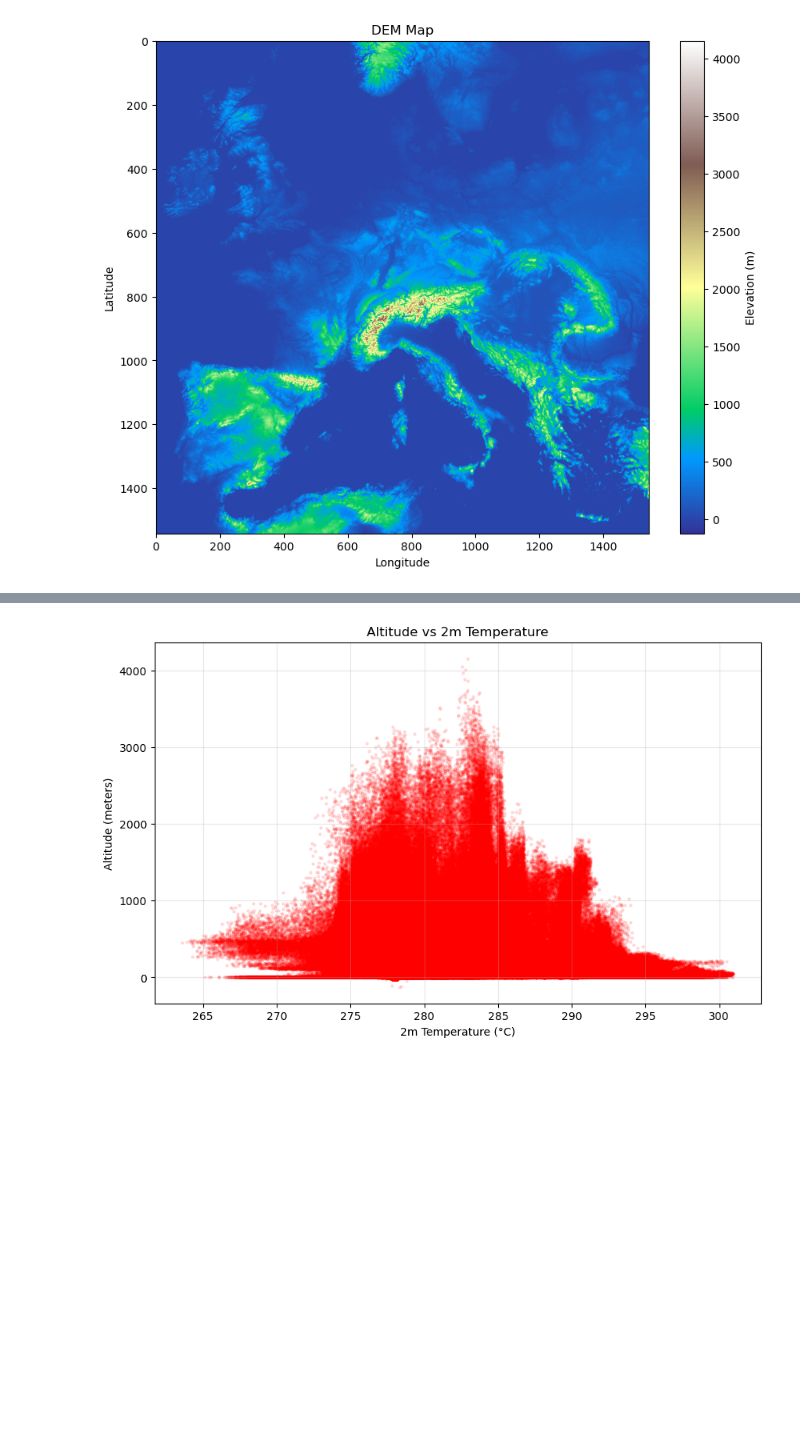
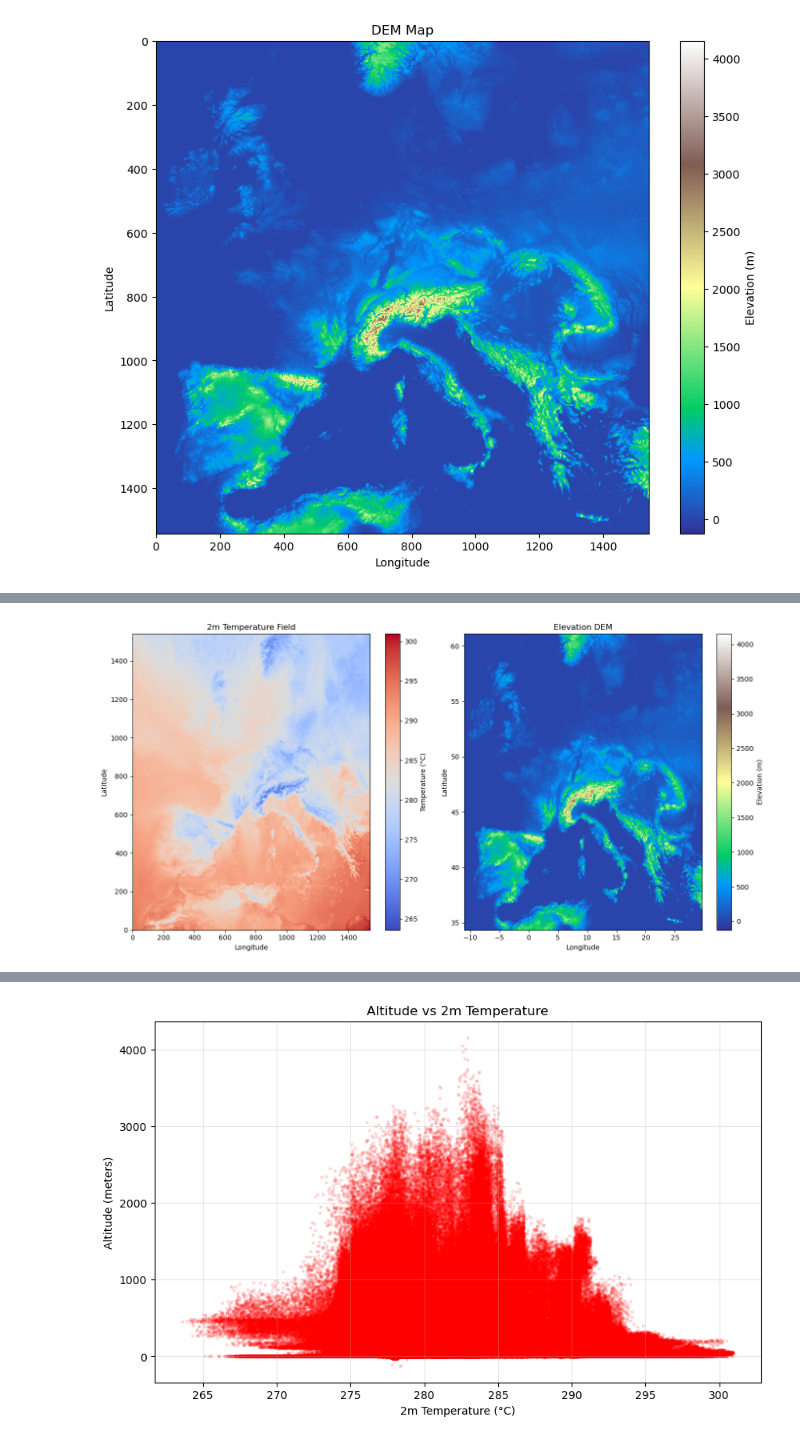
Before and after one commit to fquaren/AdaptationSandbox, a Jupyter notebook: notebooks/COSMO_clim.ipynb, the cells around one changed output, grey strips where cells are left out. Saved outputs shown, nothing was run; the diff lists cells and outputs as text; code cells hidden in the pictures; blank space fills up the shorter version.

Commit message:
data analysis elevation data v 2m temperature

```diff
--- a/notebooks/COSMO_clim.ipynb
+++ b/notebooks/COSMO_clim.ipynb
@@ -221,0 +193,57 @@ plt.show()
+# %%
+import rasterio
+import xarray as xr
+import matplotlib.pyplot as plt
+import numpy as np
+
+def plot_temperature_and_elevation(dem_file, temp_file, variable="T_2M", time_step=0):
+    # Load DEM data
+    with rasterio.open(dem_file) as dem_src:
+        elevation = dem_src.read(1)  # Read the first band
+        dem_extent = (
+            dem_src.bounds.left,
+            dem_src.bounds.right,
+            dem_src.bounds.bottom,
+            dem_src.bounds.top,
+        )
+
+    # Load temperature data
+    temp_ds = xr.open_dataset(temp_file)
+    temperature = temp_ds[variable].isel(time=time_step).values  # Select the first time step
+
+    # Plot side by side
+    fig, ax = plt.subplots(1, 2, figsize=(14, 7))
+
+    # Plot temperature (flipped)
+    im1 = ax[0].imshow(
+        temperature,
+        origin="lower",
+        cmap="coolwarm",
+        aspect="auto",
+    )
+    ax[0].set_title("2m Temperature Field")
+    ax[0].set_xlabel("Longitude")
+    ax[0].set_ylabel("Latitude")
+    plt.colorbar(im1, ax=ax[0], label="Temperature (°C)")
+
+    # Plot elevation
+    im2 = ax[1].imshow(
+        elevation,
+        extent=dem_extent,
+        cmap="terrain",
+        aspect="auto",
+    )
+    ax[1].set_title("Elevation DEM")
+    ax[1].set_xlabel("Longitude")
+    ax[1].set_ylabel("Latitude")
+    plt.colorbar(im2, ax=ax[1], label="Elevation (m)")
+
+    plt.tight_layout()
+    plt.show()
+
+# Example usage
+dem_file = '/Users/fquareng/data/europe_dem_low_res.tif'
+temp_file = '/Users/fquareng/data/T_2M.nc'
+plot_temperature_and_elevation(dem_file, temp_file)
+# %% [output]
+[figure, added]
```
Also changed, not shown: parts of 12 cells of this notebook.
